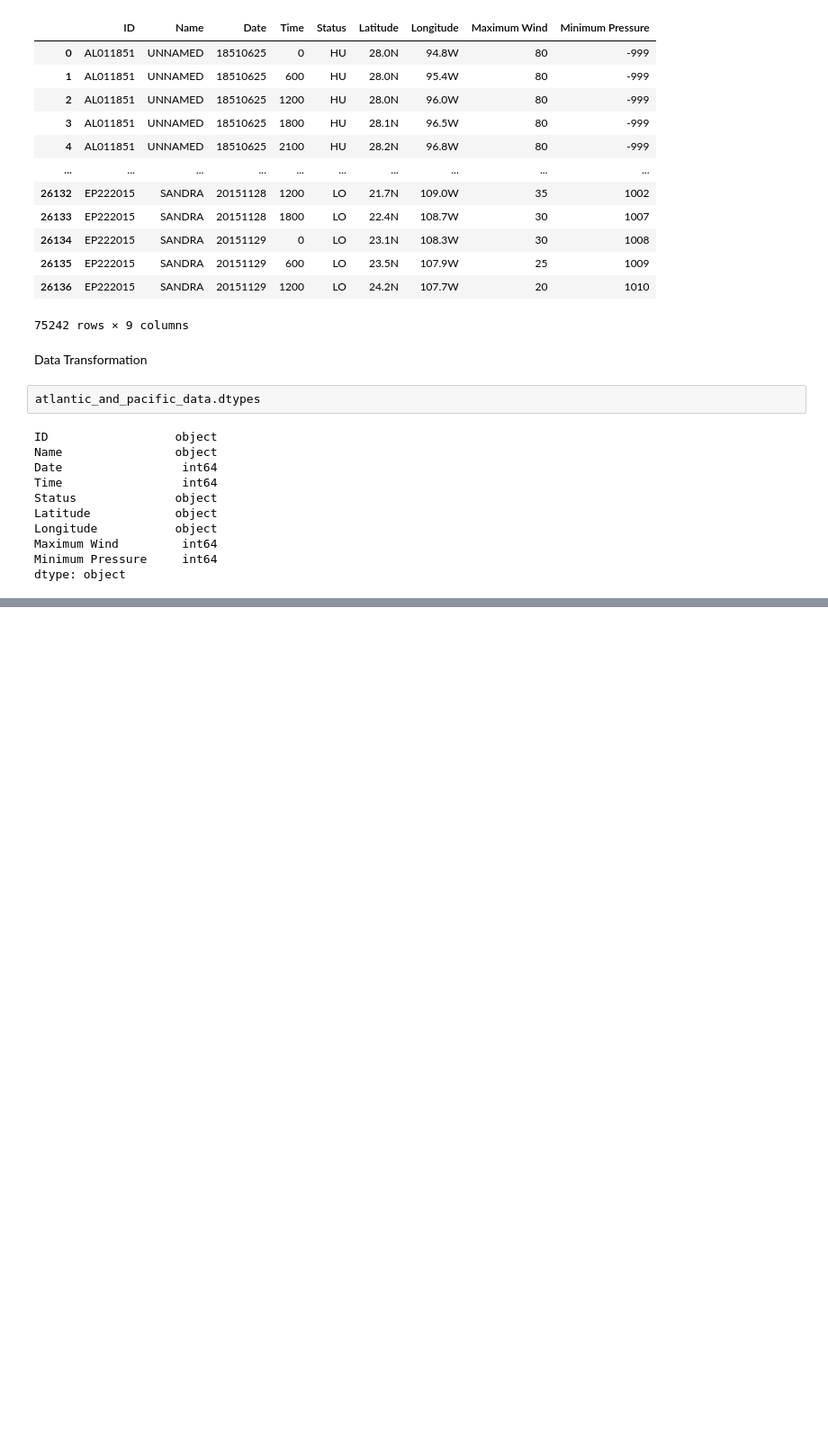
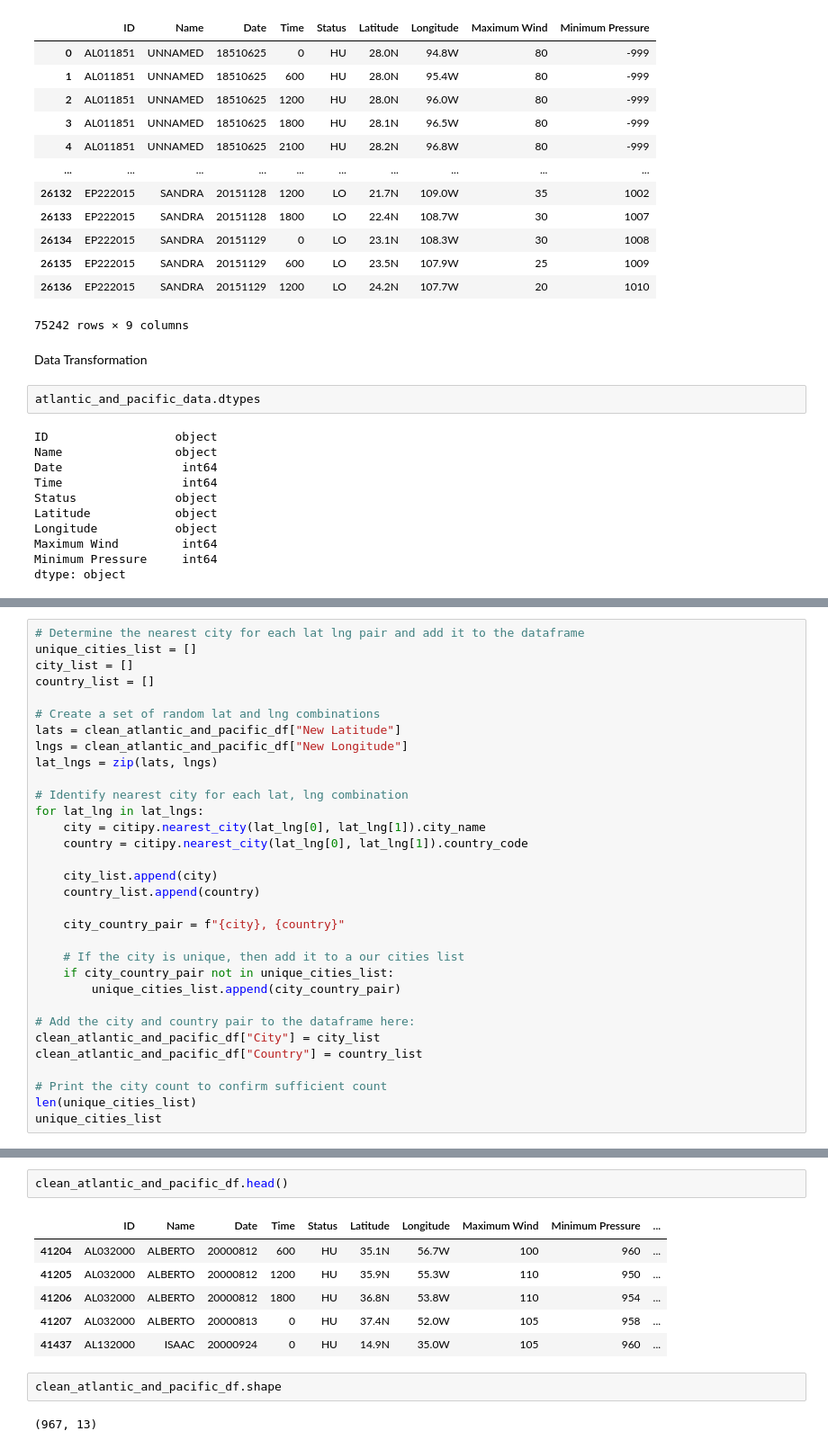
Before and after one commit to csadlo/ETL-challenge, a Jupyter notebook: hurricane.ipynb, the cells around one changed output, grey strips where cells are left out. Shown: that part at 90% size. Drawn from its saved outputs; the diff is of its cells as text; blank space fills up the shorter version.

```diff
--- a/hurricane.ipynb
+++ b/hurricane.ipynb
@@ -135,0 +176,32 @@ clean_atlantic_and_pacific_df
+# %%
+# Determine the nearest city for each lat lng pair and add it to the dataframe
+unique_cities_list = []
+city_list = []
+country_list = []
+
+# Create a set of random lat and lng combinations
+lats = clean_atlantic_and_pacific_df["New Latitude"]
+lngs = clean_atlantic_and_pacific_df["New Longitude"]
+lat_lngs = zip(lats, lngs)
+
+# Identify nearest city for each lat, lng combination
+for lat_lng in lat_lngs:
+    city = citipy.nearest_city(lat_lng[0], lat_lng[1]).city_name
+    country = citipy.nearest_city(lat_lng[0], lat_lng[1]).country_code
+
+    city_list.append(city)
+    country_list.append(country)
+
+    city_country_pair = f"{city}, {country}"
+
+    # If the city is unique, then add it to a our cities list
+    if city_country_pair not in unique_cities_list:
+        unique_cities_list.append(city_country_pair)
+
+# Add the city and country pair to the dataframe here:
+clean_atlantic_and_pacific_df["City"] = city_list
+clean_atlantic_and_pacific_df["Country"] = country_list
+
+# Print the city count to confirm sufficient count
+len(unique_cities_list)
+unique_cities_list
@@ -135,0 +234,13 @@ clean_atlantic_and_pacific_df
+# %%
+clean_atlantic_and_pacific_df.head()
+# %% [output]
+|  | ID | Name | Date | Time | Status | Latitude | Longitude | Maximum Wind | Minimum Pressure | ... |
+| 41204 | AL032000 | ALBERTO | 20000812 | 600 | HU | 35.1N | 56.7W | 100 | 960 | ... |
+| 41205 | AL032000 | ALBERTO | 20000812 | 1200 | HU | 35.9N | 55.3W | 110 | 950 | ... |
+| 41206 | AL032000 | ALBERTO | 20000812 | 1800 | HU | 36.8N | 53.8W | 110 | 954 | ... |
+| 41207 | AL032000 | ALBERTO | 20000813 | 0 | HU | 37.4N | 52.0W | 105 | 958 | ... |
+| 41437 | AL132000 | ISAAC | 20000924 | 0 | HU | 14.9N | 35.0W | 105 | 960 | ... |
+# %%
+clean_atlantic_and_pacific_df.shape
+# %% [output]
+(967, 13)
```
Also changed, not shown: parts of 4 cells of this notebook.
